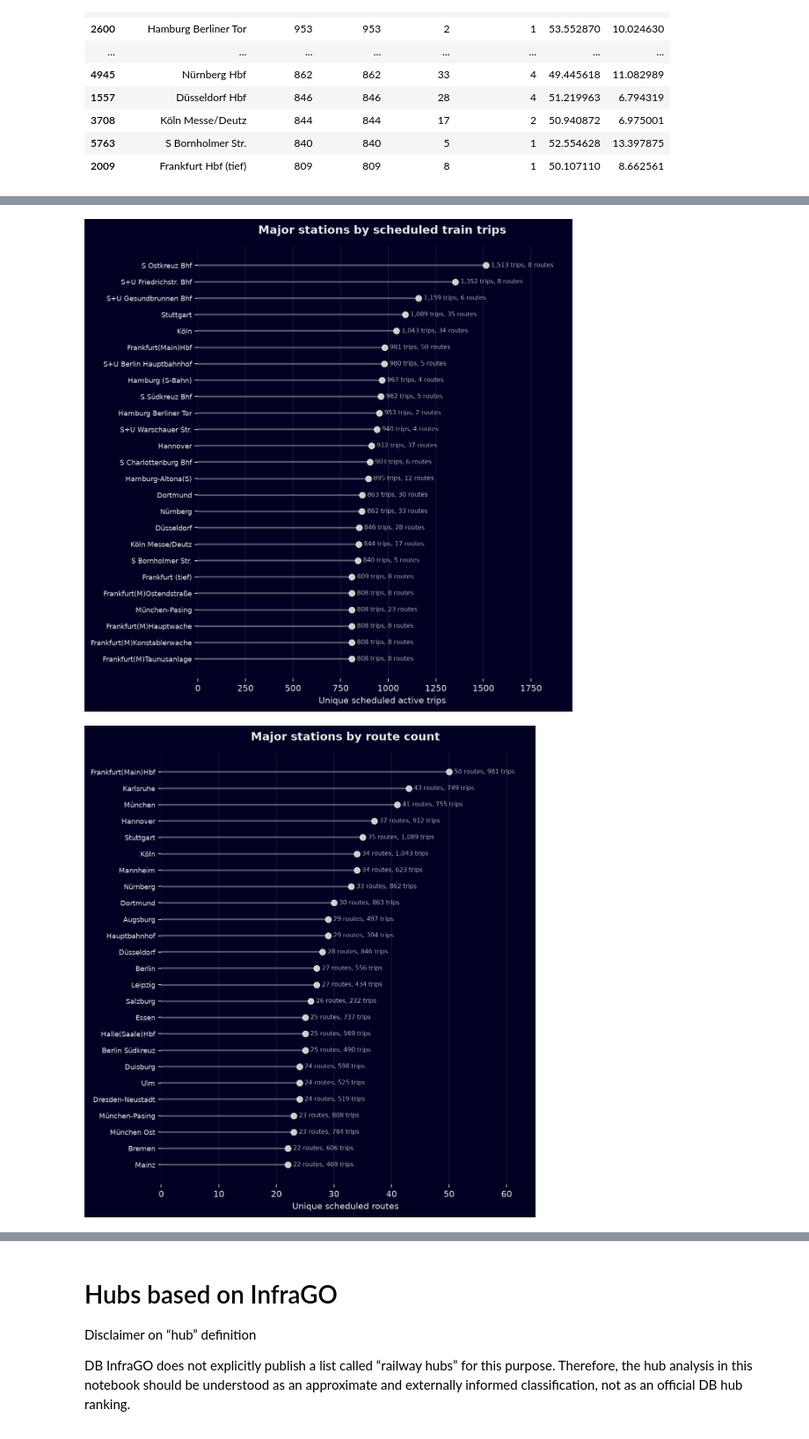
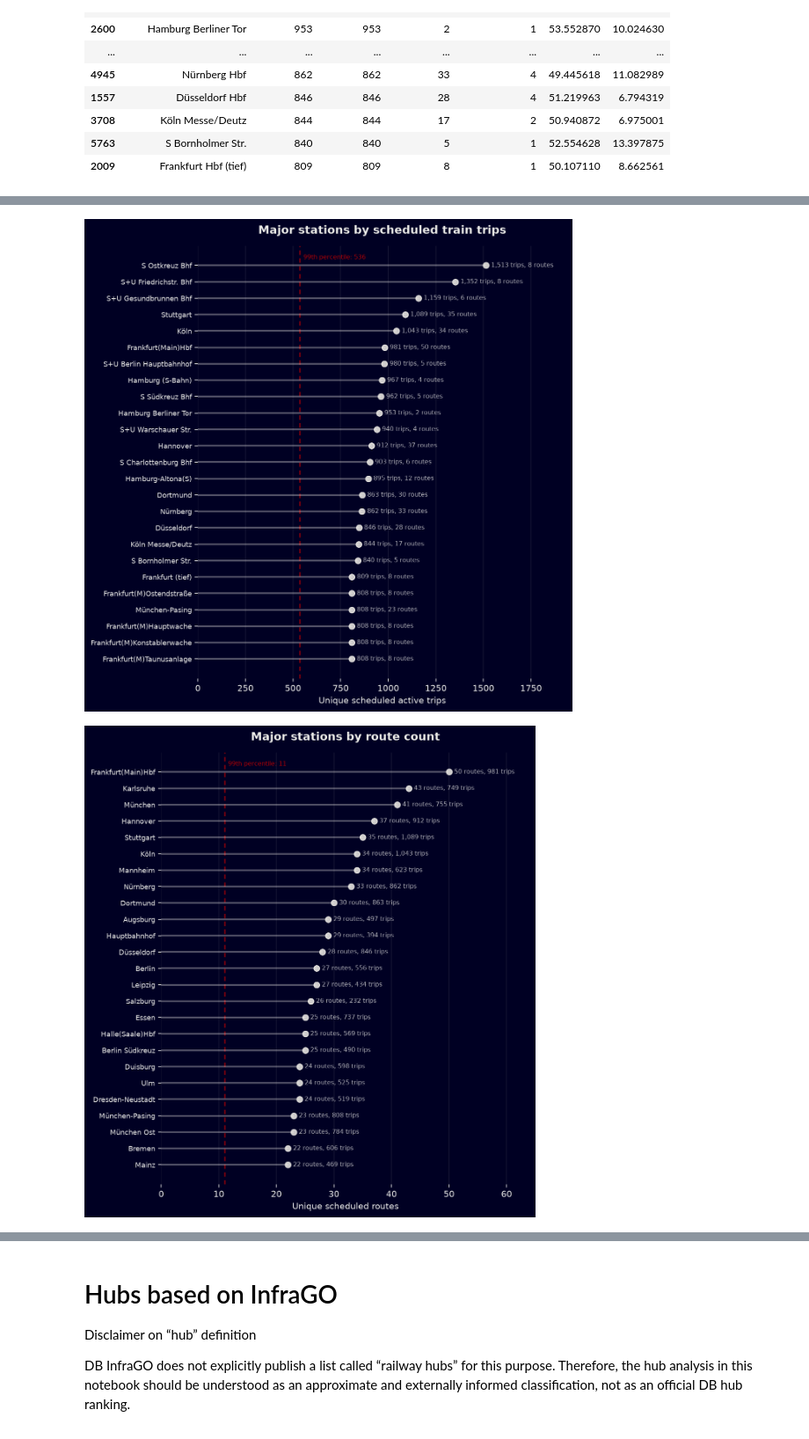
Before and after one commit to Jackson-7/bahnfluss-deutschland, a Jupyter notebook: analysis.ipynb, the cells around one changed output, grey strips where cells are left out. Shown at 88% size. Drawn from its saved outputs; the diff is of its cells as text; code cells hidden in the pictures.

```diff
--- a/analysis.ipynb
+++ b/analysis.ipynb
@@ -509,6 +554,7 @@ def hub_ranking_plot(metric, metric_label, title, label_template):
         .str.replace(" Bahnhof", "", regex=False)
     )
     plot_df = plot_df.sort_values(metric, ascending=True).reset_index(drop=True)
+    percentile_99 = hub_candidates[metric].quantile(0.99)
     y = np.arange(len(plot_df))
 
     fig, ax = plt.subplots(figsize=(11, 8.5), dpi=160)
@@ -530,6 +576,26 @@ def hub_ranking_plot(metric, metric_label, title, label_template):
         color=TOTAL,
         alpha=0.85,
         zorder=3,
+    )
+    ax.axvline(
+        percentile_99,
+        color="#CB0101",
+        linestyle=(0, (4, 3)),
+        linewidth=1.3,
+        alpha=0.8,
+        zorder=1,
+    )
+    ax.annotate(
+        f"99th percentile: {percentile_99:,.0f}",
+        xy=(percentile_99, 0.98),
+        xycoords=("data", "axes fraction"),
+        xytext=(4, 0),
+        textcoords="offset points",
+        ha="left",
+        va="top",
+        fontsize=7,
+        color="#CB0101",
+        alpha=0.9,
     )
 
     ax.set_yticks(y)
@@ -549,32 +615,32 @@ def hub_ranking_plot(metric, metric_label, title, label_template):
 
     ax.set_title(title, fontweight="bold", fontsize=13, color=FOREGROUND, pad=14)
     ax.set_xlabel(metric_label, color=FOREGROUND)
     ax.set_ylabel("")
     ax.tick_params(axis="x", colors=FOREGROUND)
     ax.tick_params(axis="y", colors=FOREGROUND)
     ax.grid(axis="x", alpha=0.15)
 
     for spine in ax.spines.values():
         spine.set_visible(False)
 
     ax.set_xlim(0, plot_df[metric].max() * 1.28)
     fig.subplots_adjust(left=0.28, right=0.82, top=0.91, bottom=0.09)
     plt.show()
 
 
 hub_ranking_plot(
     metric="active_trips",
     metric_label="Unique scheduled active trips",
     title="Major stations by scheduled train trips",
     label_template=lambda row: f'{int(row["active_trips"]):,} trips, {int(row["route_count"]):,} routes',
 )
 
 hub_ranking_plot(
     metric="route_count",
     metric_label="Unique scheduled routes",
     title="Major stations by route count",
     label_template=lambda row: f'{int(row["route_count"]):,} routes, {int(row["active_trips"]):,} trips',
 )
 # %% [output]
-[figure, old version]
+[figure, new version]
-[figure, old version]
+[figure, new version]
```
Also changed, not shown: parts of 15 cells of this notebook.
